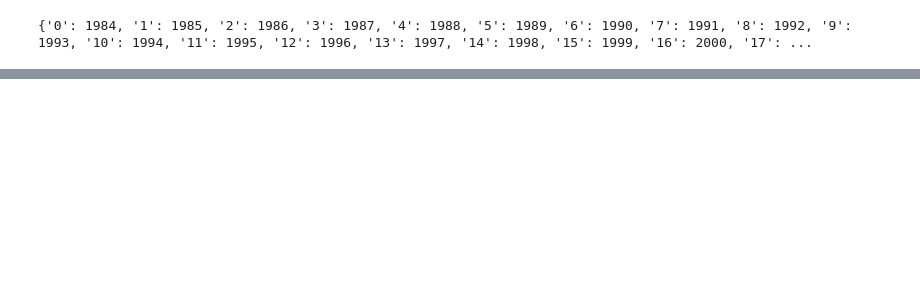
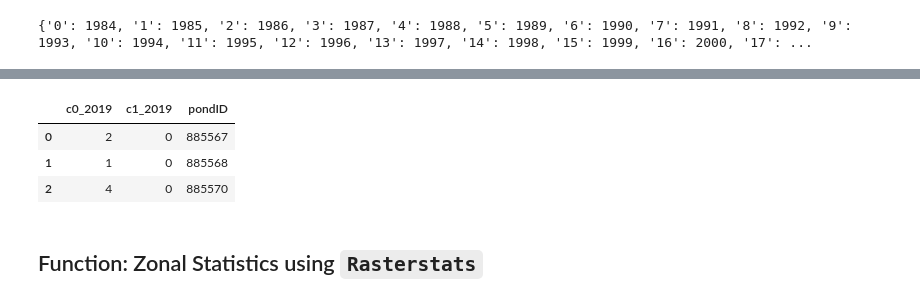
Before and after one commit to Shirobakaidou/Aquaponds, a Jupyter notebook: 05_zonalStats_Function.ipynb, the cells around one changed output, grey strips where cells are left out. Cells and saved outputs as stored; diff of their text form; code cells hidden in the pictures; blank space fills up the shorter version.

```diff
--- a/05_zonalStats_Function.ipynb
+++ b/05_zonalStats_Function.ipynb
@@ -421,0 +320,11 @@ ponds_zonstats
+# %%
+colnames = ['c0_2019', 'c1_2019']
+
+df_test = pd.DataFrame(zonstats_2nd)
+print(df_test.shape)
+
+if 0 not in df_test:
+  df_test['0'] = np.nan
+if 1 not in df_test:
+  df_test['1'] = np.nan
+df_test
@@ -421,0 +337,22 @@ ponds_zonstats
+# %%
+df_stats = pd.DataFrame(zonstats_2nd)
+if 0 not in df_stats:
+  df_stats[0] = np.nan
+if 1 not in df_test:
+  df_stats[1] = np.nan
+df_stats = df_stats.convert_dtypes()
+# Rename columns
+df_stats.rename(columns={0:'c0_2019', 1:'c1_2019'}, inplace=True)
+# Add 'pondID' as new column
+df_stats = df_stats.assign(pondID = np.array(ponds_run2['pondID']))
+df_stats[['c0_2019', 'c1_2019']] = df_stats[['c0_2019', 'c1_2019']].fillna(0)
+df_stats
+
+#stats_run2 = df_stats
+#stats_run2 = tidy_zonstats_df(zonstats_2nd, ponds_run2, t[-1])
+#stats_run2.head()
+# %% [output]
+|  | c0_2019 | c1_2019 | pondID |
+| 0 | 2 | 0 | 885567 |
+| 1 | 1 | 0 | 885568 |
+| 2 | 4 | 0 | 885570 |
@@ -421,0 +365,2 @@ ponds_zonstats
+# %% [markdown]
+## Function: Zonal Statistics using **`Rasterstats`**
```
Also changed, not shown: parts of 39 cells of this notebook.
